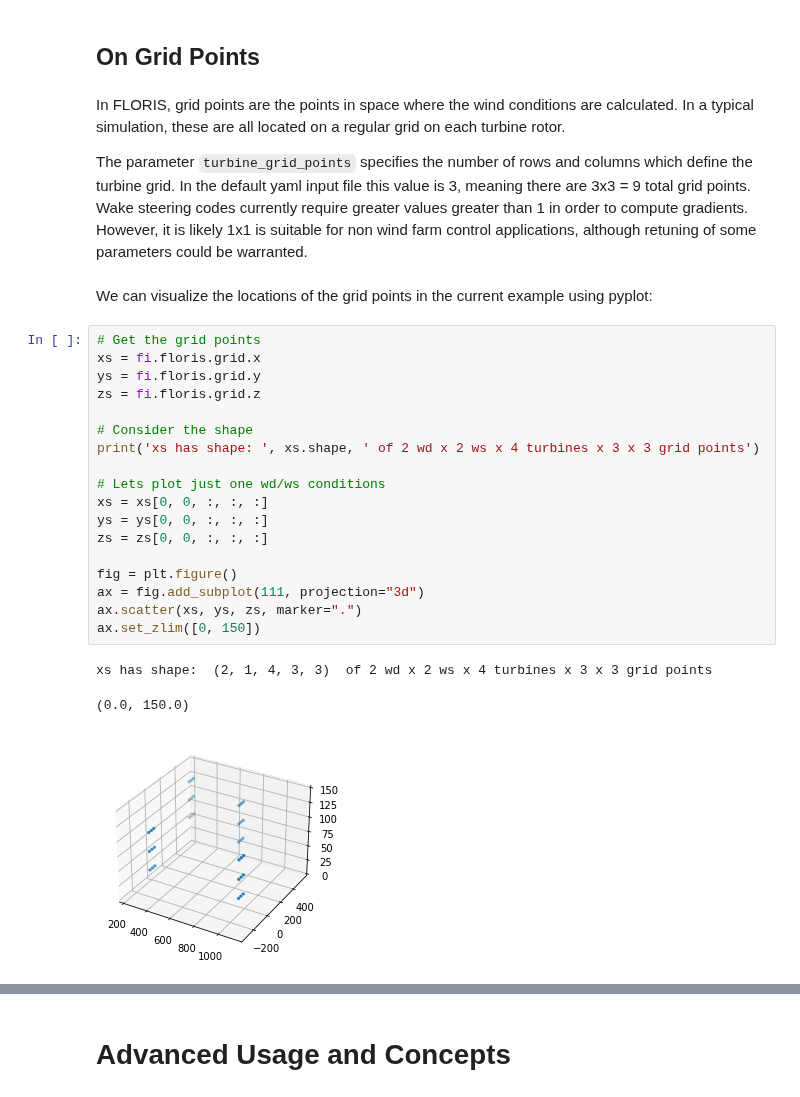
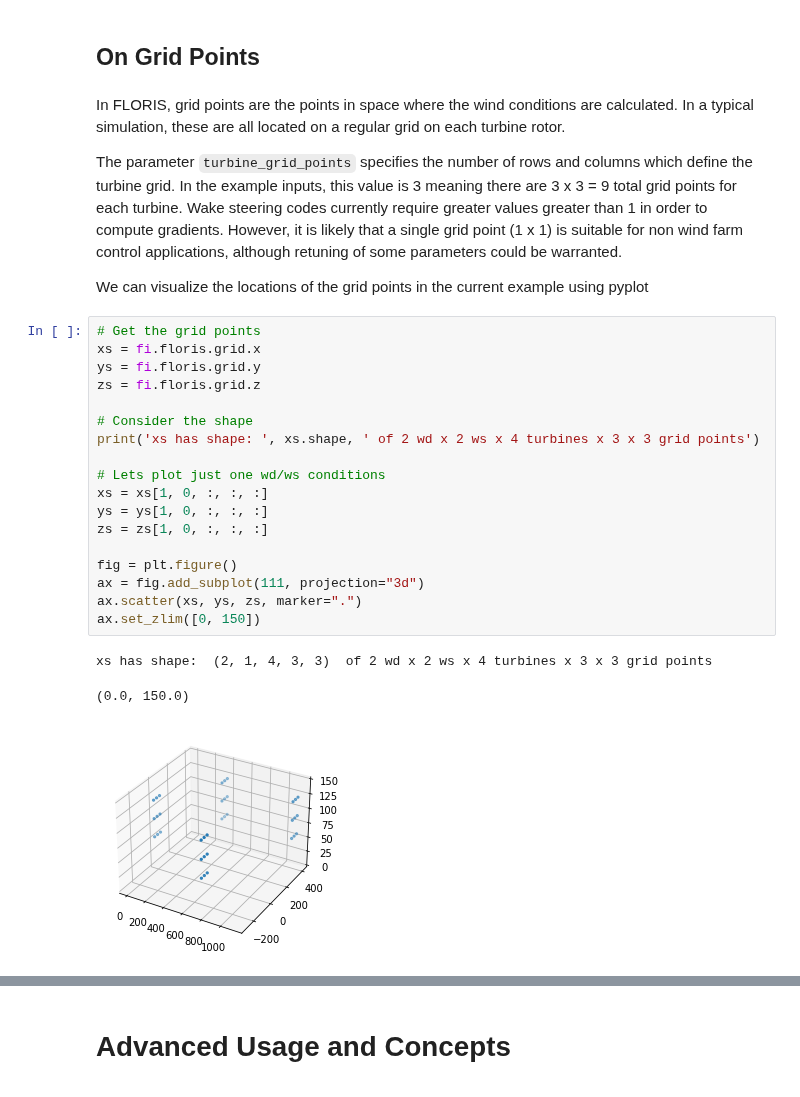
Before and after one commit to NREL/floris, a Jupyter notebook: examples/00_getting_started.ipynb, the cells around one changed output, grey strips where cells are left out. Cells and saved outputs as stored; diff of their text form.

```diff
--- a/examples/00_getting_started.ipynb
+++ b/examples/00_getting_started.ipynb
@@ -318,30 +307,35 @@ Text(0.5, 0.98, 'Wind direction 270')
 # %% [markdown]
 ## On Grid Points
 # %% [markdown]
-In FLORIS, grid points are the points in space where the wind conditions are calculated.  In a typical simulation, these are all located on a regular grid on each turbine rotor.
+In FLORIS, grid points are the points in space where the wind conditions are calculated.
+In a typical simulation, these are all located on a regular grid on each turbine rotor.
 
-The parameter `turbine_grid_points` specifies the number of rows and columns which define the turbine grid.  In the default yaml input file this value is 3, meaning there are 3x3 = 9 total grid points.  Wake steering codes currently require greater values greater than 1 in order to compute gradients.  However, it is likely 1x1 is suitable for non wind farm control applications, although retuning of some parameters could be warranted.
+The parameter `turbine_grid_points` specifies the number of rows and columns which define the turbine grid.
+In the example inputs, this value is 3 meaning there are 3 x 3 = 9 total grid points for each turbine.
+Wake steering codes currently require greater values greater than 1 in order to compute gradients.
+However, it is likely that a single grid point (1 x 1) is suitable for non wind farm control applications,
+although retuning of some parameters could be warranted.
+
+We can visualize the locations of the grid points in the current example using pyplot
-# %% [markdown]
-We can visualize the locations of the grid points in the current example using pyplot:
 # %%
 # Get the grid points
 xs = fi.floris.grid.x
 ys = fi.floris.grid.y
 zs = fi.floris.grid.z
 
 # Consider the shape
 print('xs has shape: ', xs.shape, ' of 2 wd x 2 ws x 4 turbines x 3 x 3 grid points')
 
 # Lets plot just one wd/ws conditions
-xs = xs[0, 0, :, :, :]
-ys = ys[0, 0, :, :, :]
-zs = zs[0, 0, :, :, :]
+xs = xs[1, 0, :, :, :]
+ys = ys[1, 0, :, :, :]
+zs = zs[1, 0, :, :, :]
 
 fig = plt.figure()
 ax = fig.add_subplot(111, projection="3d")
 ax.scatter(xs, ys, zs, marker=".")
 ax.set_zlim([0, 150])
 # %% [output]
 xs has shape:  (2, 1, 4, 3, 3)  of 2 wd x 2 ws x 4 turbines x 3 x 3 grid points
 (0.0, 150.0)
-[figure, old version]
+[figure, new version]
```
Also changed, not shown: parts of 11 cells of this notebook.
